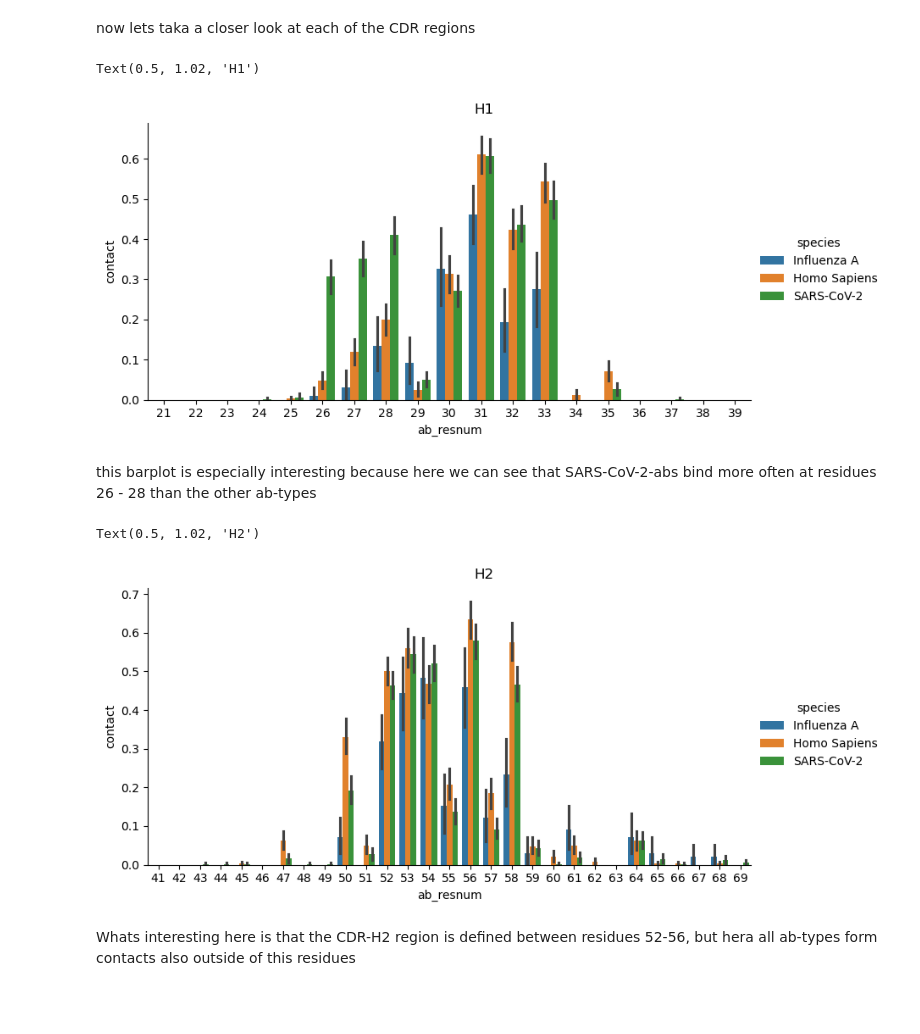
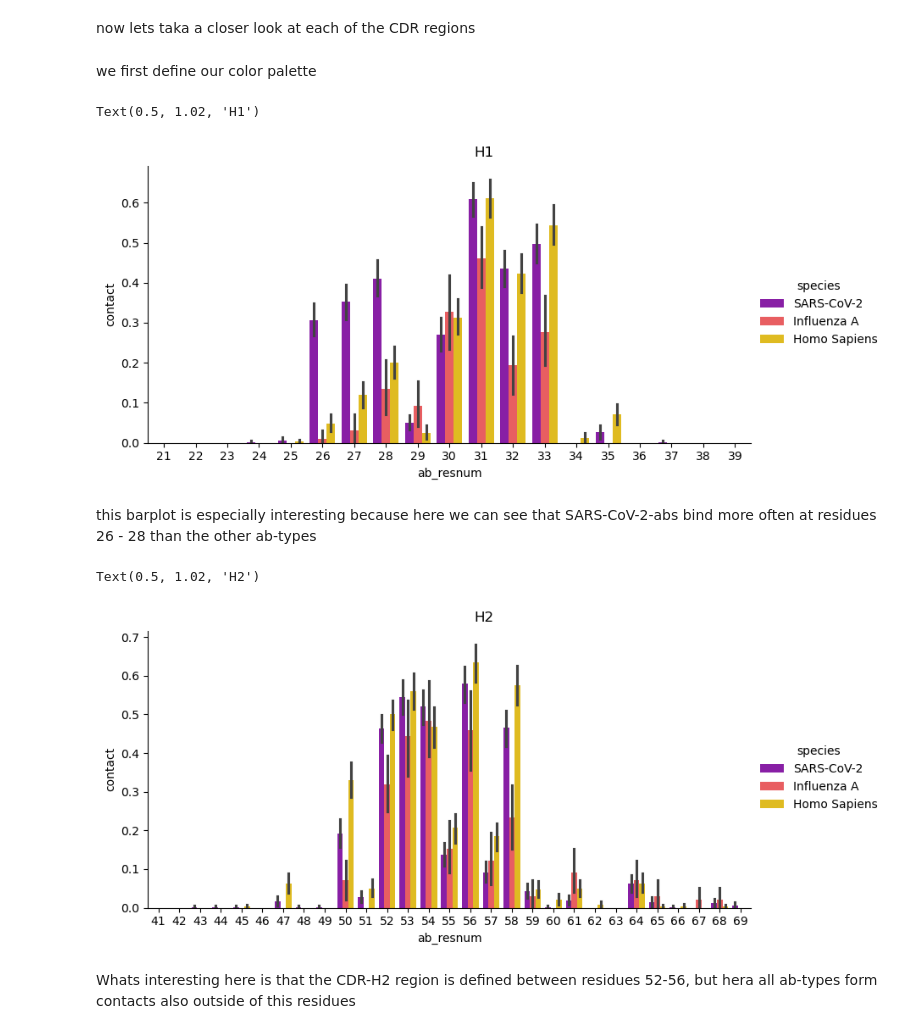
Before and after one commit to datascience-2025-group4/group04-team02, a Jupyter notebook: dataanalysis/03_contacts/02_analyze_contacts.ipynb, the cells around one changed output. Cells and saved outputs as stored; diff of their text form; code cells hidden in the pictures; blank space fills up the shorter version.

```diff
--- a/dataanalysis/03_contacts/02_analyze_contacts.ipynb
+++ b/dataanalysis/03_contacts/02_analyze_contacts.ipynb
@@ -114,22 +83,28 @@ You can find the CDR regions at http://www.bioinf.org.uk/abs/info.html
 The CDRs are defined differently, depending on the renumbering format. We use Chotia renumbered PDB files for our project.
 # %% [markdown]
 now lets taka a closer look at each of the CDR regions
+# %% [markdown]
+we first define our color palette
+# %%
+palette = {'SARS-CoV-2': '#9509BB', 'Homo Sapiens': '#FFCF01', 'Influenza A': '#FF474B'}
 # %%
 
 g = sns.catplot(data = m.query("chain_type == 'heavy' and 20 < ab_resnum < 40"),
             x = "ab_resnum", # od ab_res for icode
             y = "contact",
             kind = "bar",
             hue = "species",
             #row = "method",
             errorbar = ("ci", 95),
-            height = 4, aspect = 2)
+            height = 4, aspect = 2,
+            palette= palette,
+            hue_order=['SARS-CoV-2', 'Influenza A', 'Homo Sapiens'])
 
 
 g.fig.suptitle("H1", y=1.02)
 # %% [output]
 Text(0.5, 1.02, 'H1')
-[figure, old version]
+[figure, new version]
 # %% [markdown]
 this barplot is especially interesting because here we can see that SARS-CoV-2-abs bind more often at residues 26 - 28 than the other ab-types
 # %%
@@ -138,12 +113,14 @@ g = sns.catplot(data = m.query("chain_type == 'heavy' and 40 < ab_resnum < 70"),
             y = "contact",
             hue = "species",
             kind = "bar",
-            height = 4, aspect = 2)
+            height = 4, aspect = 2,
+            palette= palette,
+            hue_order=['SARS-CoV-2', 'Influenza A', 'Homo Sapiens'])
 
 g.fig.suptitle("H2", y=1.02)
 # %% [output]
 Text(0.5, 1.02, 'H2')
-[figure, old version]
+[figure, new version]
 # %% [markdown]
 Whats interesting here is that the CDR-H2 region is defined between residues 52-56, but hera all ab-types form contacts also outside of this residues
 # %%
```
Also changed, not shown: parts of 18 cells of this notebook, 6 other files.
